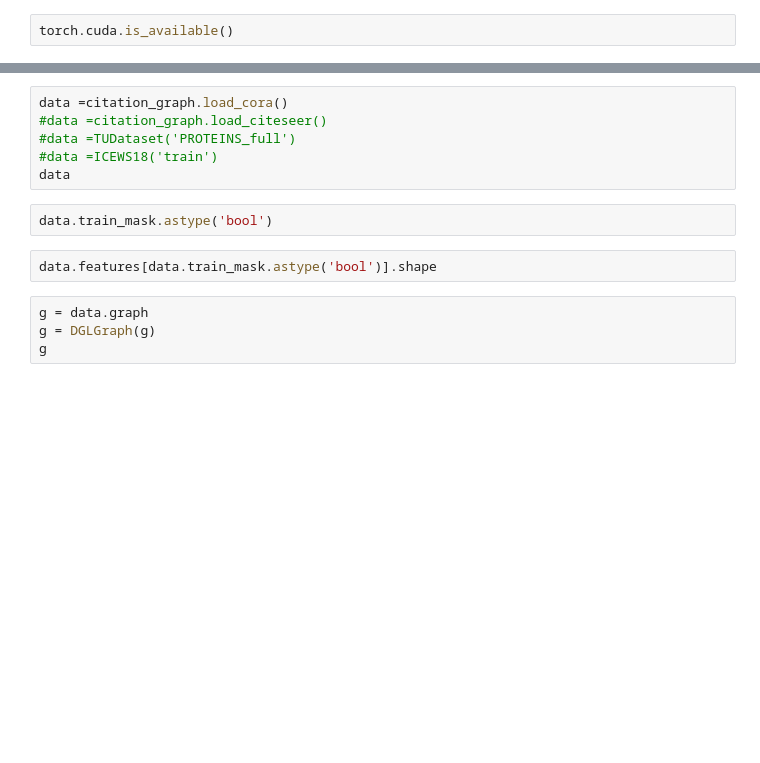
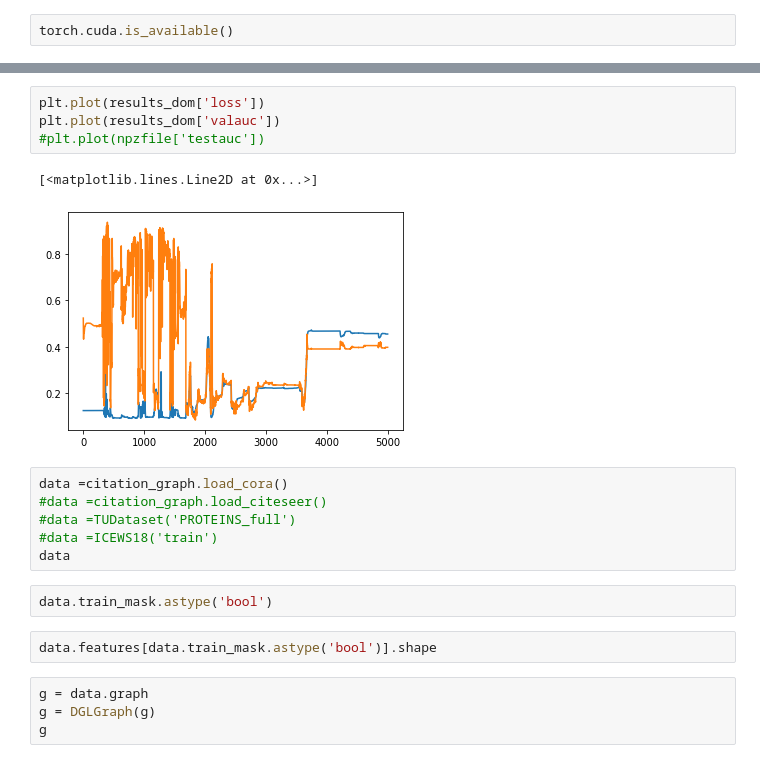
Before and after one commit to WangXuhongCN/OCGNN, a Jupyter notebook: mytest.ipynb, the cells around one changed output, grey strips where cells are left out. Drawn from its saved outputs; the diff is of its cells as text; blank space fills up the shorter version.

```diff
--- a/mytest.ipynb
+++ b/mytest.ipynb
@@ -35,3 +72,10 @@ tensor.to_dense()
+# %%
+plt.plot(results_dom['loss'])
+plt.plot(results_dom['valauc'])
+#plt.plot(npzfile['testauc'])
+# %% [output]
+[<matplotlib.lines.Line2D at 0x...>]
+[figure, added]
 # %%
 data =citation_graph.load_cora()
 #data =citation_graph.load_citeseer()
```
Also changed, not shown: parts of 20 cells of this notebook, 58 other files.
